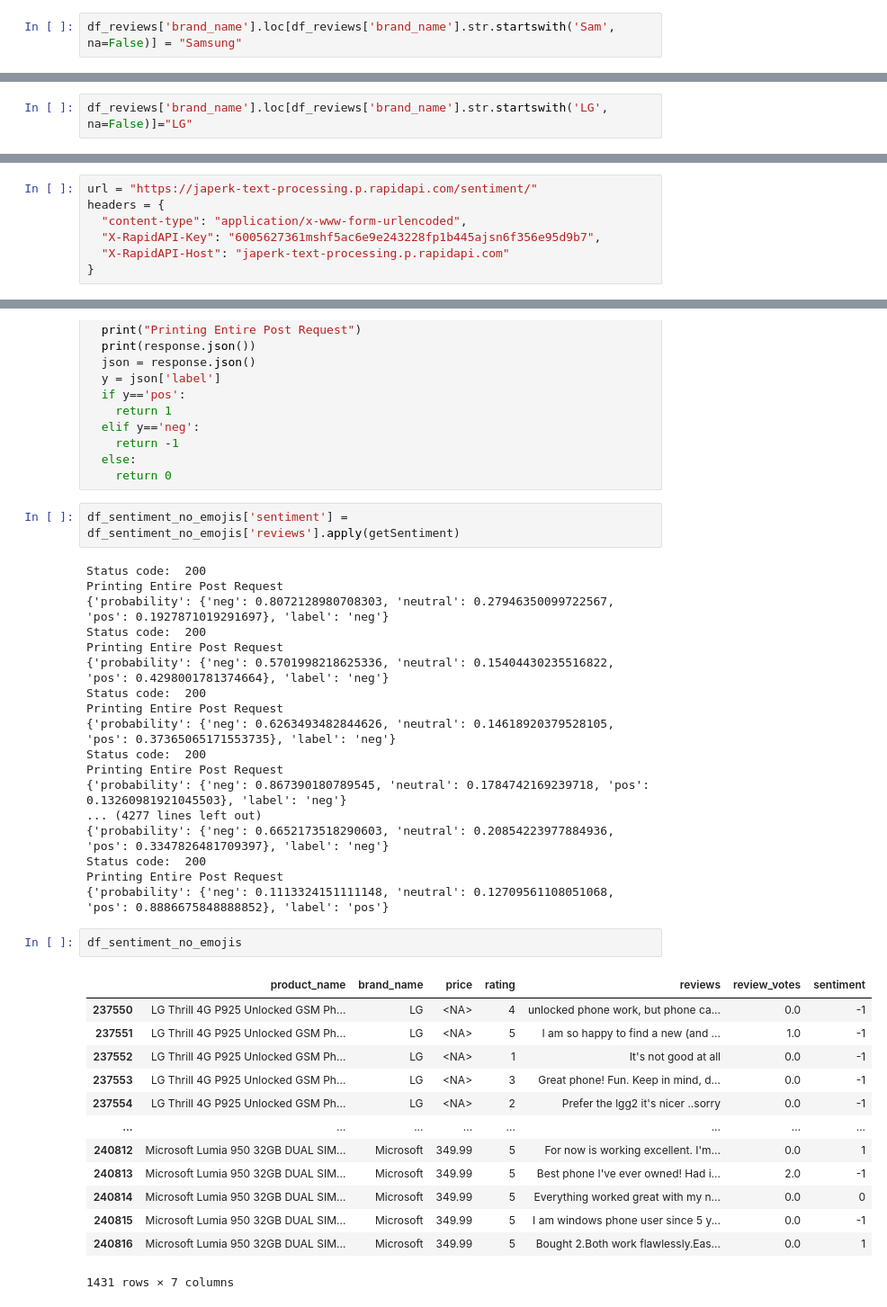
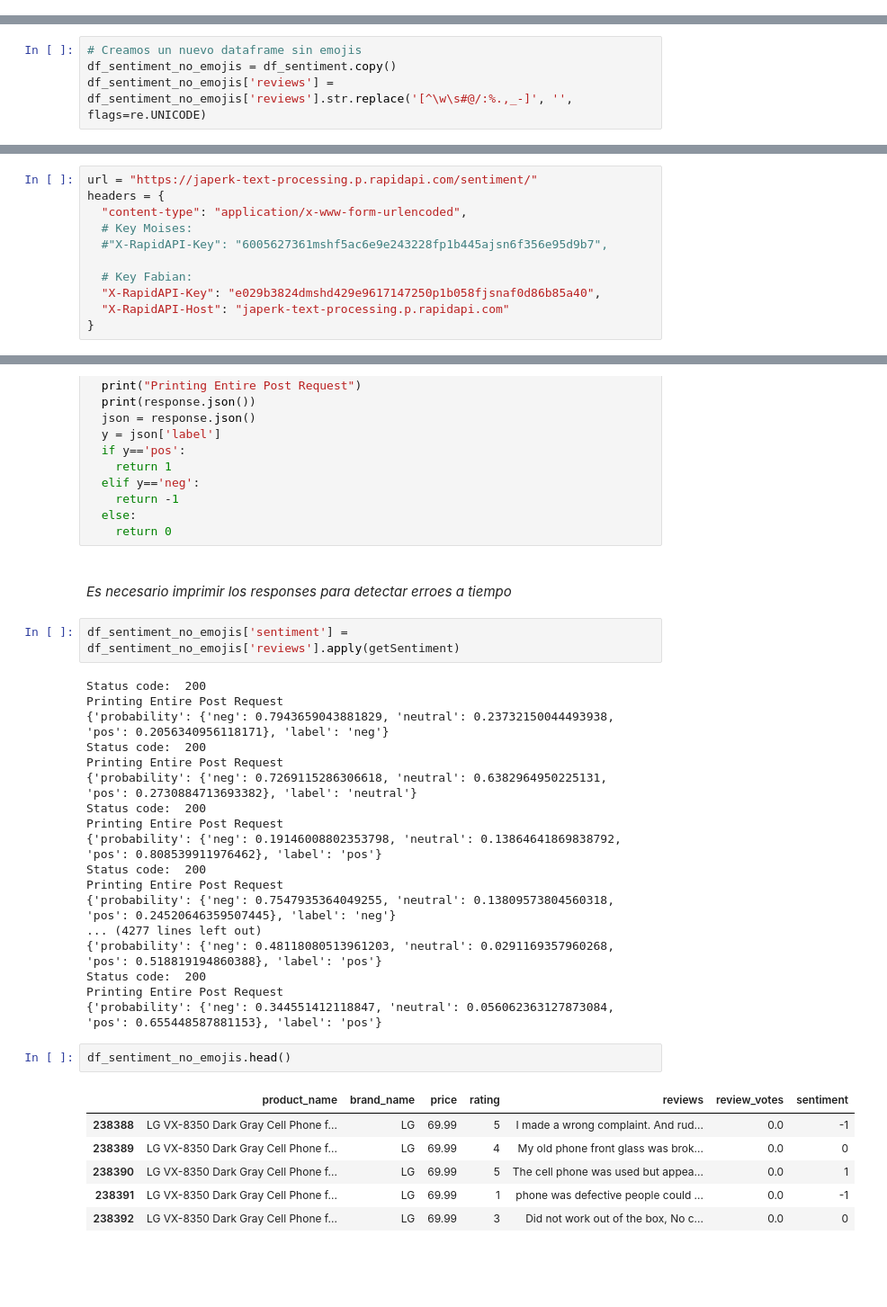
Before and after one commit to flako264/Proyecto-Python, a Jupyter notebook: Proyecto_python_bedu.ipynb, the cells around one changed output, grey strips where cells are left out. Shown at 90% size. Drawn from its saved outputs; the diff is of its cells as text; blank space fills up the shorter version.

```diff
--- a/Proyecto_python_bedu.ipynb
+++ b/Proyecto_python_bedu.ipynb
@@ -229,2 +205,0 @@ Name: brand_name, dtype: int64
-# %%
-df_reviews['brand_name'].loc[df_reviews['brand_name'].str.startswith('Sam', na=False)] = "Samsung"
@@ -264,2 +205,0 @@ Name: brand_name, dtype: int64
-# %%
-df_reviews['brand_name'].loc[df_reviews['brand_name'].str.startswith('LG', na=False)]="LG"
@@ -496,0 +559,4 @@ df_sentiment_no_emojis=df_sentiment.astype('string').apply(lambda x: x.str.encod
+# %%
+# Creamos un nuevo dataframe sin emojis
+df_sentiment_no_emojis = df_sentiment.copy()
+df_sentiment_no_emojis['reviews'] = df_sentiment_no_emojis['reviews'].str.replace('[^\w\s#@/:%.,_-]', '', flags=re.UNICODE)
@@ -498,7 +570,11 @@ df_sentiment_no_emojis=df_sentiment.astype('string').apply(lambda x: x.str.encod
 url = "https://japerk-text-processing.p.rapidapi.com/sentiment/"
 headers = {
   "content-type": "application/x-www-form-urlencoded",
-  "X-RapidAPI-Key": "6005627361mshf5ac6e9e243228fp1b445ajsn6f356e95d9b7",
+  # Key Moises:
+  #"X-RapidAPI-Key": "6005627361mshf5ac6e9e243228fp1b445ajsn6f356e95d9b7",
+
+  # Key Fabian:
+  "X-RapidAPI-Key": "e029b3824dmshd429e9617147250p1b058fjsnaf0d86b85a40",
   "X-RapidAPI-Host": "japerk-text-processing.p.rapidapi.com"
 }
 # %%
@@ -519,39 +595,36 @@ def getSentiment(value):
     return -1
   else:
     return 0
+# %% [markdown]
+<br>
+
+*Es necesario imprimir los responses para detectar erroes a tiempo*
 # %%
 df_sentiment_no_emojis['sentiment'] = df_sentiment_no_emojis['reviews'].apply(getSentiment)
 # %% [output]
 Status code:  200
 Printing Entire Post Request
-{'probability': {'neg': 0.8072128980708303, 'neutral': 0.27946350099722567, 'pos': 0.1927871019291697}, 'label': 'neg'}
+{'probability': {'neg': 0.7943659043881829, 'neutral': 0.23732150044493938, 'pos': 0.2056340956118171}, 'label': 'neg'}
 Status code:  200
 Printing Entire Post Request
-{'probability': {'neg': 0.5701998218625336, 'neutral': 0.15404430235516822, 'pos': 0.4298001781374664}, 'label': 'neg'}
+{'probability': {'neg': 0.7269115286306618, 'neutral': 0.6382964950225131, 'pos': 0.2730884713693382}, 'label': 'neutral'}
 Status code:  200
 Printing Entire Post Request
-{'probability': {'neg': 0.6263493482844626, 'neutral': 0.14618920379528105, 'pos': 0.37365065171553735}, 'label': 'neg'}
+{'probability': {'neg': 0.19146008802353798, 'neutral': 0.13864641869838792, 'pos': 0.808539911976462}, 'label': 'pos'}
 Status code:  200
 Printing Entire Post Request
-{'probability': {'neg': 0.867390180789545, 'neutral': 0.1784742169239718, 'pos': 0.13260981921045503}, 'label': 'neg'}
+{'probability': {'neg': 0.7547935364049255, 'neutral': 0.13809573804560318, 'pos': 0.24520646359507445}, 'label': 'neg'}
 ... (4277 lines left out)
-{'probability': {'neg': 0.6652173518290603, 'neutral': 0.20854223977884936, 'pos': 0.3347826481709397}, 'label': 'neg'}
+{'probability': {'neg': 0.48118080513961203, 'neutral': 0.0291169357960268, 'pos': 0.518819194860388}, 'label': 'pos'}
 Status code:  200
 Printing Entire Post Request
-{'probability': {'neg': 0.1113324151111148, 'neutral': 0.12709561108051068, 'pos': 0.8886675848888852}, 'label': 'pos'}
+{'probability': {'neg': 0.344551412118847, 'neutral': 0.056062363127873084, 'pos': 0.655448587881153}, 'label': 'pos'}
 # %%
-df_sentiment_no_emojis
+df_sentiment_no_emojis.head()
 # %% [output]
 |  | product_name | brand_name | price | rating | reviews | review_votes | sentiment |
-| 237550 | LG Thrill 4G P925 Unlocked GSM Ph... | LG | <NA> | 4 | unlocked phone work, but phone ca... | 0.0 | -1 |
-| 237551 | LG Thrill 4G P925 Unlocked GSM Ph... | LG | <NA> | 5 | I am so happy to find a new (and ... | 1.0 | -1 |
-| 237552 | LG Thrill 4G P925 Unlocked GSM Ph... | LG | <NA> | 1 | It's not good at all | 0.0 | -1 |
-| 237553 | LG Thrill 4G P925 Unlocked GSM Ph... | LG | <NA> | 3 | Great phone! Fun. Keep in mind, d... | 0.0 | -1 |
-| 237554 | LG Thrill 4G P925 Unlocked GSM Ph... | LG | <NA> | 2 | Prefer the lgg2 it's nicer ..sorry | 0.0 | -1 |
-| ... | ... | ... | ... | ... | ... | ... | ... |
-| 240812 | Microsoft Lumia 950 32GB DUAL SIM... | Microsoft | 349.99 | 5 | For now is working excellent. I'm... | 0.0 | 1 |
-| 240813 | Microsoft Lumia 950 32GB DUAL SIM... | Microsoft | 349.99 | 5 | Best phone I've ever owned! Had i... | 2.0 | -1 |
-| 240814 | Microsoft Lumia 950 32GB DUAL SIM... | Microsoft | 349.99 | 5 | Everything worked great with my n... | 0.0 | 0 |
-| 240815 | Microsoft Lumia 950 32GB DUAL SIM... | Microsoft | 349.99 | 5 | I am windows phone user since 5 y... | 0.0 | -1 |
-| 240816 | Microsoft Lumia 950 32GB DUAL SIM... | Microsoft | 349.99 | 5 | Bought 2.Both work flawlessly.Eas... | 0.0 | 1 |
+| 238388 | LG VX-8350 Dark Gray Cell Phone f... | LG | 69.99 | 5 | I made a wrong complaint. And rud... | 0.0 | -1 |
+| 238389 | LG VX-8350 Dark Gray Cell Phone f... | LG | 69.99 | 4 | My old phone front glass was brok... | 0.0 | 0 |
+| 238390 | LG VX-8350 Dark Gray Cell Phone f... | LG | 69.99 | 5 | The cell phone was used but appea... | 0.0 | 1 |
+| 238391 | LG VX-8350 Dark Gray Cell Phone f... | LG | 69.99 | 1 | phone was defective people could ... | 0.0 | -1 |
+| 238392 | LG VX-8350 Dark Gray Cell Phone f... | LG | 69.99 | 3 | Did not work out of the box, No c... | 0.0 | 0 |
-1431 rows × 7 columns
```
Also changed, not shown: parts of 77 cells of this notebook.
